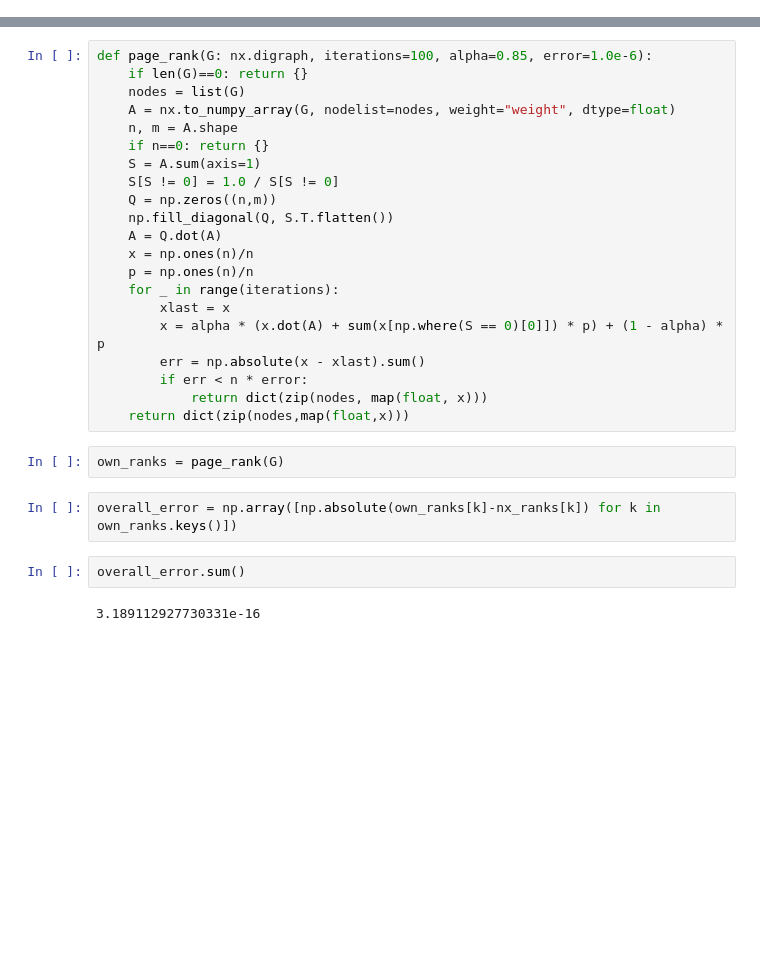
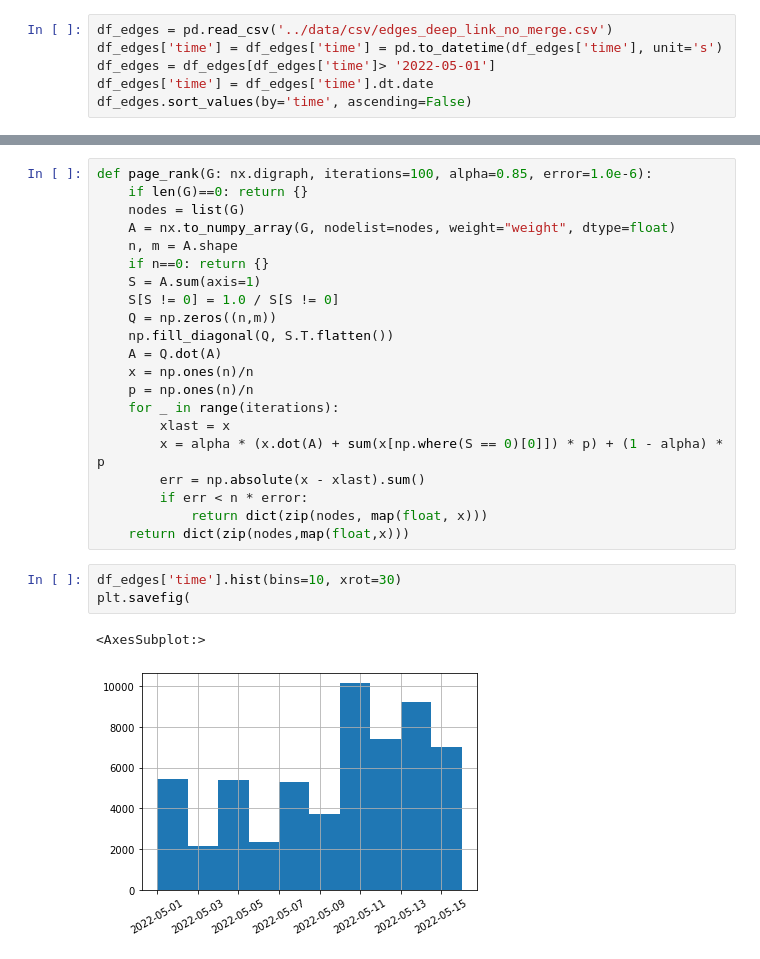
Before and after one commit to anatosun/reddit-cryptocurrency-analysis, a Jupyter notebook: notebooks/pagerank.ipynb, the cells around one changed output, grey strips where cells are left out. Saved outputs shown, nothing was run; the diff lists cells and outputs as text; blank space fills up the shorter version.

Commit message:
graph generation

```diff
--- a/notebooks/pagerank.ipynb
+++ b/notebooks/pagerank.ipynb
@@ -22,0 +8,6 @@ df_edges
+# %%
+df_edges = pd.read_csv('../data/csv/edges_deep_link_no_merge.csv')
+df_edges['time'] = df_edges['time'] = pd.to_datetime(df_edges['time'], unit='s')
+df_edges = df_edges[df_edges['time']> '2022-05-01']
+df_edges['time'] = df_edges['time'].dt.date
+df_edges.sort_values(by='time', ascending=False)
@@ -45,11 +52,9 @@ def page_rank(G: nx.digraph, iterations=100, alpha=0.85, error=1.0e-6):
         if err < n * error:
             return dict(zip(nodes, map(float, x)))
     return dict(zip(nodes,map(float,x)))
-# %%
-own_ranks = page_rank(G)
-# %%
-overall_error = np.array([np.absolute(own_ranks[k]-nx_ranks[k]) for k in own_ranks.keys()])
-# %%
-overall_error.sum()
-# %% [output]
-3.189112927730331e-16
+# %%
+df_edges['time'].hist(bins=10, xrot=30)
+plt.savefig(
+# %% [output]
+<AxesSubplot:>
+[figure, added]
```
Also changed, not shown: parts of 11 cells of this notebook, 10 other files.
